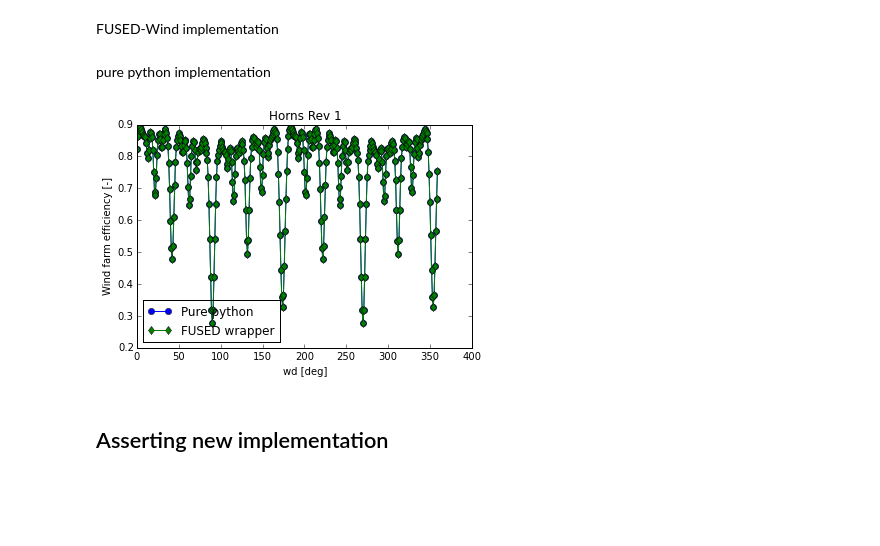
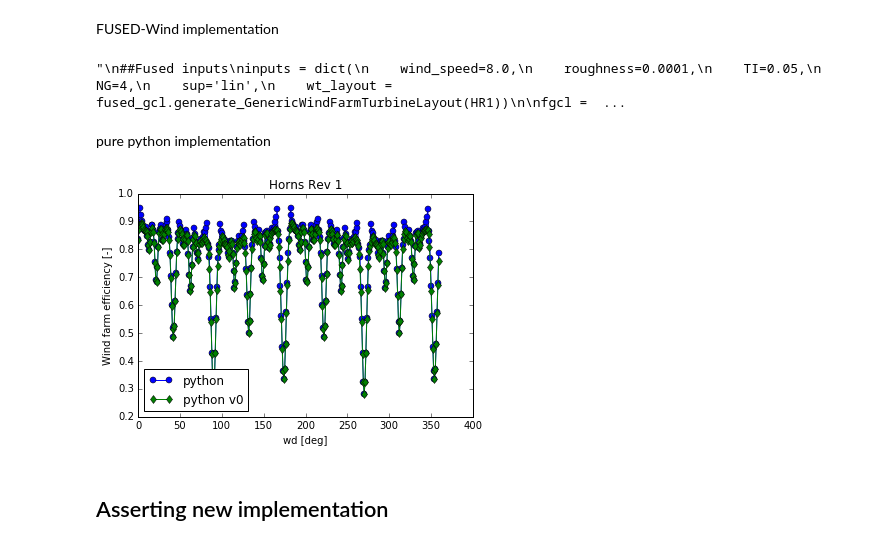
Before and after one commit to FUSED-Wind/FUSED-Wake, a Jupyter notebook: examples/Script.ipynb, the cells around one changed output. Saved outputs shown, nothing was run; the diff lists cells and outputs as text; code cells hidden in the pictures; blank space fills up the shorter version.

```diff
--- a/examples/Script.ipynb
+++ b/examples/Script.ipynb
@@ -37,6 +33,7 @@ WD = range(0,360,1)
 # %% [markdown]
 FUSED-Wind implementation
 # %%
+"""
 ##Fused inputs
 inputs = dict(
     wind_speed=8.0,
@@ -56,24 +53,30 @@ for iwd, wd in enumerate(WD):
     fgcl.wind_direction = wd
     fgcl.run()
     fP_WF[iwd] = fgcl.power
+"""
+# %% [output]
+"\n##Fused inputs\ninputs = dict(\n    wind_speed=8.0,\n    roughness=0.0001,\n    TI=0.05,\n    NG=4,\n    sup='lin',\n    wt_layout = fused_gcl.generate_GenericWindFarmTurbineLayout(HR1))\n\nfgcl =  ...
 # %% [markdown]
 pure python implementation
 # %%
 P_WF = np.zeros([len(WD)])
+P_WF_v0 = np.zeros([len(WD)])
 for iwd, wd in enumerate(WD):
     P_WT,U_WT,CT_WT = GCLarsen(WS=8.0,z0=0.0001,TI=0.05,WD=wd,WF=HR1,NG=4,sup='lin')
     P_WF[iwd] = P_WT.sum()
+    P_WT,U_WT,CT_WT = GCLarsen_v0(WS=8.0,z0=0.0001,TI=0.05,WD=wd,WF=HR1,NG=4,sup='lin')
+    P_WF_v0[iwd] = P_WT.sum()
 # %%
 fig, ax = plt.subplots()
-ax.plot(WD,P_WF/(HR1.WT.get_P(8.0)*HR1.nWT),'-o', label='Pure python')
-ax.plot(WD,fP_WF/(HR1.WT.get_P(8.0)*HR1.nWT),'-d', label='FUSED wrapper')
+ax.plot(WD,P_WF/(HR1.WT[0].get_P(8.0)*HR1.nWT),'-o', label='python')
+ax.plot(WD,P_WF_v0/(HR1.WT[0].get_P(8.0)*HR1.nWT),'-d', label='python v0')
 ax.set_xlabel('wd [deg]')
 ax.set_ylabel('Wind farm efficiency [-]')
 ax.set_title(HR1.name)
 ax.legend(loc=3)
 plt.savefig(HR1.name+'_Power_wd_360.pdf')
 # %% [output]
-[figure, old version]
+[figure, new version]
 # %% [markdown]
 ## Asserting new implementation
 # %%
```
Also changed, not shown: parts of 8 cells of this notebook, 1 other file.
